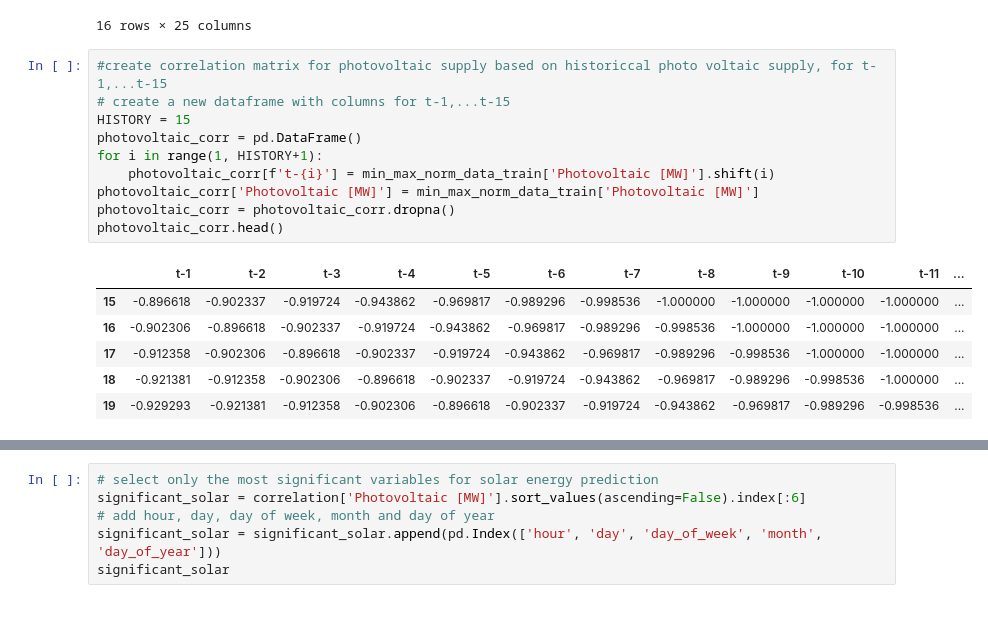
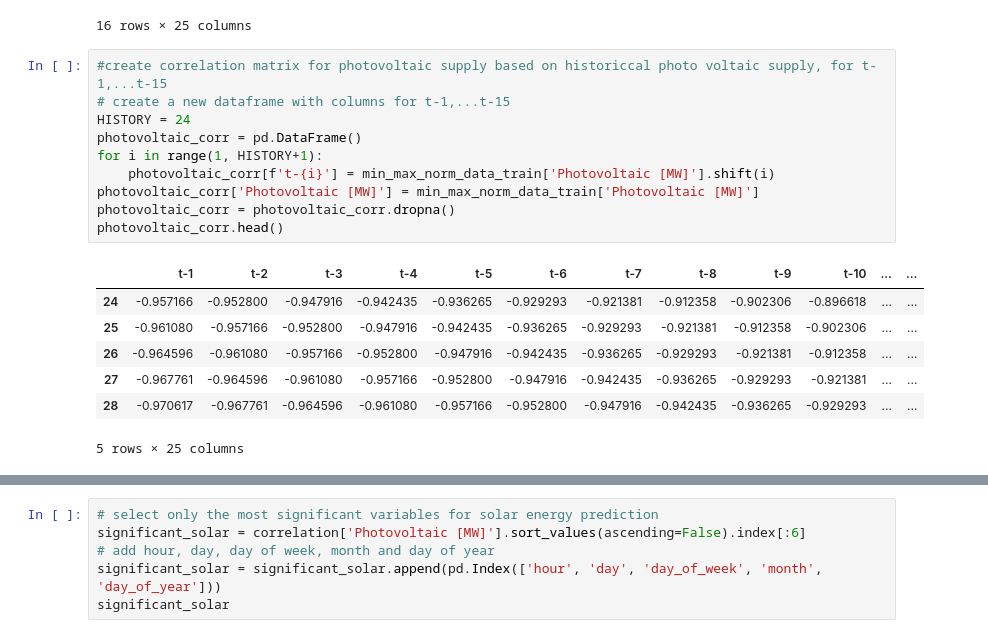
Before and after one commit to UBela/GRUeneEnergie, a Jupyter notebook: pre_processing_data.ipynb, the cells around one changed output, grey strips where cells are left out. Cells and saved outputs as stored; diff of their text form.

```diff
--- a/pre_processing_data.ipynb
+++ b/pre_processing_data.ipynb
@@ -880,20 +884,21 @@ min_max_norm_data_train.head(16)
 # %%
 #create correlation matrix for photovoltaic supply based on historiccal photo voltaic supply, for t-1,...t-15
 # create a new dataframe with columns for t-1,...t-15
-HISTORY = 15
+HISTORY = 24
 photovoltaic_corr = pd.DataFrame()
 for i in range(1, HISTORY+1):
     photovoltaic_corr[f't-{i}'] = min_max_norm_data_train['Photovoltaic [MW]'].shift(i)
 photovoltaic_corr['Photovoltaic [MW]'] = min_max_norm_data_train['Photovoltaic [MW]']
 photovoltaic_corr = photovoltaic_corr.dropna()
 photovoltaic_corr.head()
 # %% [output]
-|  | t-1 | t-2 | t-3 | t-4 | t-5 | t-6 | t-7 | t-8 | t-9 | t-10 | t-11 | ... |
-| 15 | -0.896618 | -0.902337 | -0.919724 | -0.943862 | -0.969817 | -0.989296 | -0.998536 | -1.000000 | -1.000000 | -1.000000 | -1.000000 | ... |
-| 16 | -0.902306 | -0.896618 | -0.902337 | -0.919724 | -0.943862 | -0.969817 | -0.989296 | -0.998536 | -1.000000 | -1.000000 | -1.000000 | ... |
-| 17 | -0.912358 | -0.902306 | -0.896618 | -0.902337 | -0.919724 | -0.943862 | -0.969817 | -0.989296 | -0.998536 | -1.000000 | -1.000000 | ... |
-| 18 | -0.921381 | -0.912358 | -0.902306 | -0.896618 | -0.902337 | -0.919724 | -0.943862 | -0.969817 | -0.989296 | -0.998536 | -1.000000 | ... |
-| 19 | -0.929293 | -0.921381 | -0.912358 | -0.902306 | -0.896618 | -0.902337 | -0.919724 | -0.943862 | -0.969817 | -0.989296 | -0.998536 | ... |
+|  | t-1 | t-2 | t-3 | t-4 | t-5 | t-6 | t-7 | t-8 | t-9 | t-10 | ... | ... |
+| 24 | -0.957166 | -0.952800 | -0.947916 | -0.942435 | -0.936265 | -0.929293 | -0.921381 | -0.912358 | -0.902306 | -0.896618 | ... | ... |
+| 25 | -0.961080 | -0.957166 | -0.952800 | -0.947916 | -0.942435 | -0.936265 | -0.929293 | -0.921381 | -0.912358 | -0.902306 | ... | ... |
+| 26 | -0.964596 | -0.961080 | -0.957166 | -0.952800 | -0.947916 | -0.942435 | -0.936265 | -0.929293 | -0.921381 | -0.912358 | ... | ... |
+| 27 | -0.967761 | -0.964596 | -0.961080 | -0.957166 | -0.952800 | -0.947916 | -0.942435 | -0.936265 | -0.929293 | -0.921381 | ... | ... |
+| 28 | -0.970617 | -0.967761 | -0.964596 | -0.961080 | -0.957166 | -0.952800 | -0.947916 | -0.942435 | -0.936265 | -0.929293 | ... | ... |
+5 rows × 25 columns
 # %%
 # get correlation matrix for photovoltaic supply
 corr_matrix = photovoltaic_corr.corr()
```
Also changed, not shown: parts of 21 cells of this notebook, 13 other files.
